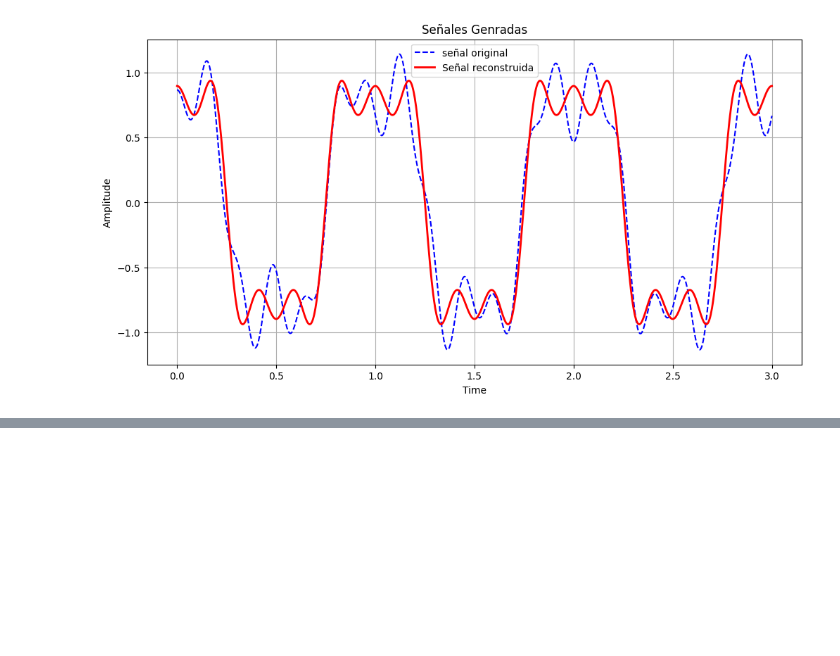
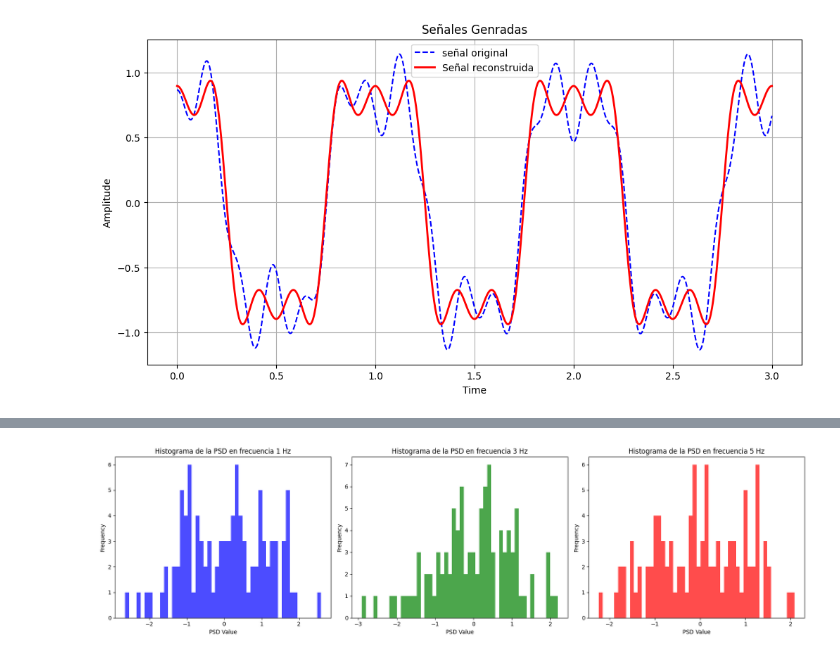
Before and after one commit to Edward1304/Signals-Theory-Edward, a Jupyter notebook: Predict_PSD_NN_MLP.ipynb, the cells around one changed output, grey strips where cells are left out. Cells and saved outputs as stored; diff of their text form; code cells hidden in the pictures; blank space fills up the shorter version.

```diff
--- a/Predict_PSD_NN_MLP.ipynb
+++ b/Predict_PSD_NN_MLP.ipynb
@@ -536,0 +619,82 @@ plt.show()
+# %%
+import numpy as np
+import matplotlib.pyplot as plt
+
+# Parámetros de la señal
+M_points_signal = 1024
+freq1 = 1
+freq2 = 3
+freq3 = 5
+sampling_rate = 100
+
+# Crear el vector de tiempo
+t = np.linspace(0, 1, M_points_signal)
+
+# Generar nuevas señales
+new_signals = []
+for i in range(100):
+    signal = (np.cos(2 * np.pi * freq1 * t) - np.cos(2 * np.pi * freq2 * t) + np.cos(2 * np.pi * freq3 * t) + np.random.normal(0, 0.1, M_points_signal))
+    new_signals.append(signal)
+
+new_signals = np.array(new_signals)
+
+# Crear el vector de frecuencias asociado a la PSD
+freq = np.fft.fftfreq(M_points_signal, d=1/sampling_rate)
+
+# Simulando predicciones de PSD como ejemplo
+# Aquí asumimos que el modelo predice una PSD que sigue una distribución aleatoria normal
+# en un rango específico de valores para simplificar
+predicted_psds = np.random.normal(loc=0, scale=1, size=(len(new_signals), M_points_signal))
+
+# Listas para almacenar los historiales
+historial_f1 = []
+historial_f3 = []
+historial_f5 = []
+
+# Hacer predicciones y extraer los valores de PSD en frecuencias específicas
+for j in range(len(new_signals)):
+    predicted_psd = predicted_psds[j]
+
+    for freq_val in [1, 3, 5]:
+        # Encontrar el índice de la frecuencia más cercana
+        idx = np.argmin(np.abs(freq - freq_val))
+        value_psd = predicted_psd[idx]  # Acceder correctamente a la predicción
+
+        # Almacenar el valor de PSD en el historial correspondiente
+        if freq_val == 1:
+            historial_f1.append(value_psd)
+        elif freq_val == 3:
+            historial_f3.append(value_psd)
+        elif freq_val == 5:
+            historial_f5.append(value_psd)
+
+# Calcular los histogramas de las potencias del primer, segundo y tercer armónico
+hist_f1, bins_f1 = np.histogram(historial_f1, bins=50)
+hist_f3, bins_f3 = np.histogram(historial_f3, bins=50)
+hist_f5, bins_f5 = np.histogram(historial_f5, bins=50)
+
+# Graficar los histogramas
+plt.figure(figsize=(18, 5))
+
+plt.subplot(1, 3, 1)
+plt.hist(historial_f1, bins=50, color='blue', alpha=0.7, )
+plt.title('Histograma de la PSD en frecuencia 1 Hz')
+plt.xlabel('PSD Value')
+plt.ylabel('Frequency')
+
+plt.subplot(1, 3, 2)
+plt.hist(historial_f3, bins=50, color='green', alpha=0.7)
+plt.title('Histograma de la PSD en frecuencia 3 Hz')
+plt.xlabel('PSD Value')
+plt.ylabel('Frequency')
+
+plt.subplot(1, 3, 3)
+plt.hist(historial_f5, bins=50, color='red', alpha=0.7)
+plt.title('Histograma de la PSD en frecuencia 5 Hz')
+plt.xlabel('PSD Value')
+plt.ylabel('Frequency')
+
+plt.tight_layout()
+plt.show()
+# %% [output]
+[figure, added]
```
Also changed, not shown: parts of 14 cells of this notebook.
